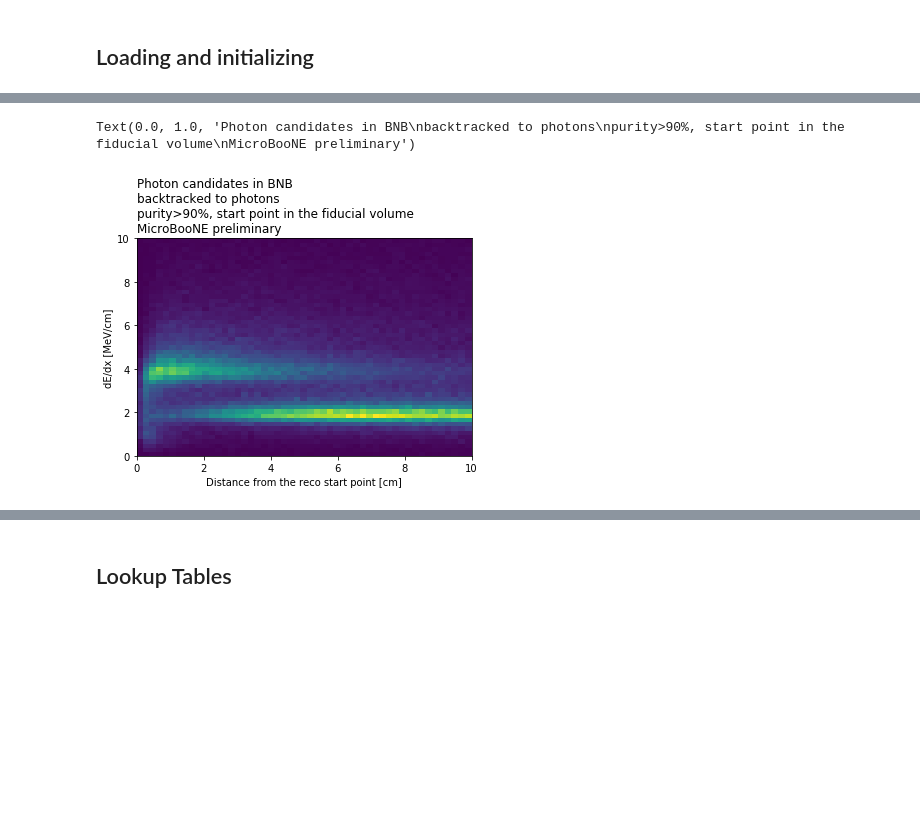
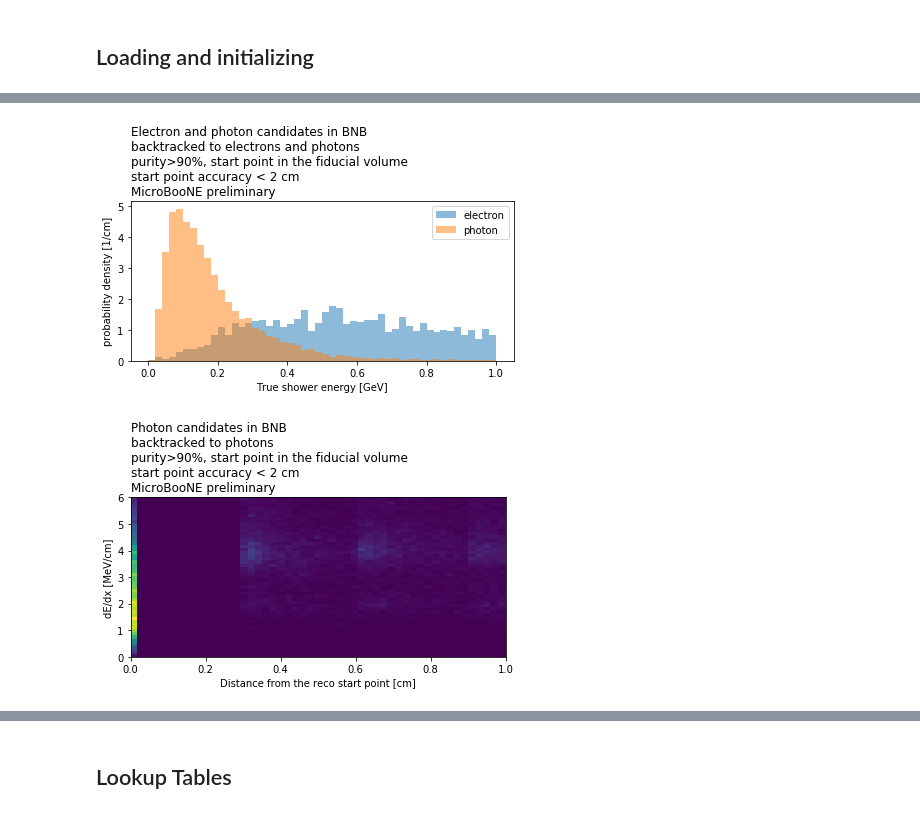
Before and after one commit to nfoppiani/calorimetry_likelihood, a Jupyter notebook: calorimetry_likelihood/calorimetry_likelihood_mc_showers.ipynb, the cells around one changed output, grey strips where cells are left out. Cells and saved outputs as stored; diff of their text form; code cells hidden in the pictures; blank space fills up the shorter version.

```diff
--- a/calorimetry_likelihood/calorimetry_likelihood_mc_showers.ipynb
+++ b/calorimetry_likelihood/calorimetry_likelihood_mc_showers.ipynb
@@ -122,13 +122,13 @@ branches = [
 # %%
 # Declaring files, folder and tree
 
-directory = '~/Desktop/MicroBooNE/calorimetry_likelihood/v03/'
+directory = '~/Desktop/MicroBooNE/calorimetry_likelihood/v05/'
 
 folder = "nuselection"
 tree = "CalorimetryAnalyzer"
 
-split_factor = 0.5
-split_factor2 = 1
+split_factor = 0.2
+split_factor2 = 0.4
 
 file_lists = {}
 arrays_train = {}
@@ -162,12 +162,14 @@ def selection_for_train(array):
            (array['start_is_fiducial']) &\
            (array['distance_3d_start'] < 2) &\
            (array['distance_3d_start'] > 0) &\
+           ((array['dedx_u'].count() + array['dedx_v'].count() + array['dedx_y'].count()) > 0 ) &\
            ((abs(array['backtracked_pdg']) == 11) | (abs(array['backtracked_pdg']) == 22))
 
 def selection_for_test(array):
     return (array['backtracked_purity'] > 0.9) &\
            (array['start_is_fiducial']) &\
            (array['distance_3d_start'] < 2) &\
+           ((array['dedx_u'].count() + array['dedx_v'].count() + array['dedx_y'].count()) > 0 ) &\
            (array['distance_3d_start'] > 0)
 
 def electron_for_test(array):
@@ -209,11 +213,23 @@ Text(0.0, 1.0, 'Electron and photon candidates in BNB\nbacktracked to electrons
+# %%
+plt.hist(array_train['backtracked_e'][electron_train & selection_train], bins=50, range=[0, 1], alpha=0.5, density=True, label='electron')
+plt.hist(array_train['backtracked_e'][photon_train & selection_train], bins=50, range=[0, 1], alpha=0.5, density=True, label='photon')
+plt.legend()
+plt.xlabel('True shower energy [GeV]')
+plt.ylabel('probability density [1/cm]')
+plt.title('Electron and photon candidates in BNB\nbacktracked to electrons and photons\npurity>90%, start point in the fiducial volume\nstart point accuracy < 2 cm\nMicroBooNE preliminary', loc='left')
+plt.tight_layout()
+plt.savefig(save_folder + 'electron_photon_shower_energy.png', dpi=250)
+# %% [output]
+[figure, added]
 # %%
 dedx_y = array_train['dedx_y'][photon_train & selection_train]
-dist = array_train['dist_from_start_y'][photon_train & selection_train]
+dist = array_train['range_y'][photon_train & selection_train]
 
-plt.hist2d(dist.flatten(), dedx_y.flatten(), range=[[0, 10], [0, 10]], bins=[51, 51])
+plt.hist2d(dist.flatten(), dedx_y.flatten(), range=[[0, 1], [0, 6]], bins=[51, 51])
 plt.xlabel("Distance from the reco start point [cm]")
 plt.ylabel("dE/dx [MeV/cm]")
-plt.title('Photon candidates in BNB\nbacktracked to photons\npurity>90%, start point in the fiducial volume\nMicroBooNE preliminary', loc='left')
+plt.title('Photon candidates in BNB\nbacktracked to photons\npurity>90%, start point in the fiducial volume\nstart point accuracy < 2 cm\nMicroBooNE preliminary', loc='left')
+plt.tight_layout()
+# plt.savefig(save_folder + 'photon_2d_dedx_dist.png', dpi=250)
 # %% [output]
-Text(0.0, 1.0, 'Photon candidates in BNB\nbacktracked to photons\npurity>90%, start point in the fiducial volume\nMicroBooNE preliminary')
-[figure, old version]
+[figure, new version]
```
Also changed, not shown: parts of 27 cells of this notebook, 15 other files.
